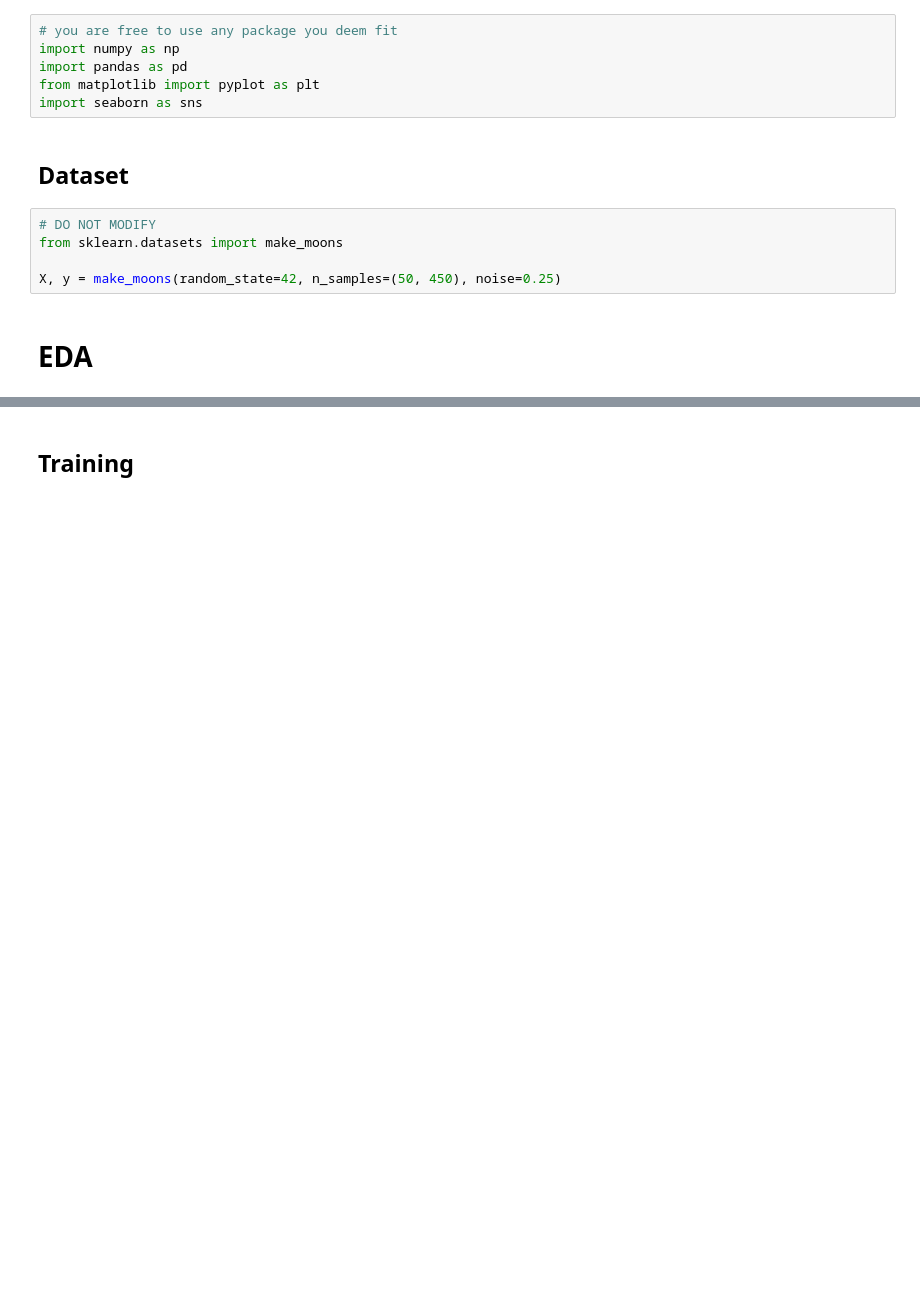
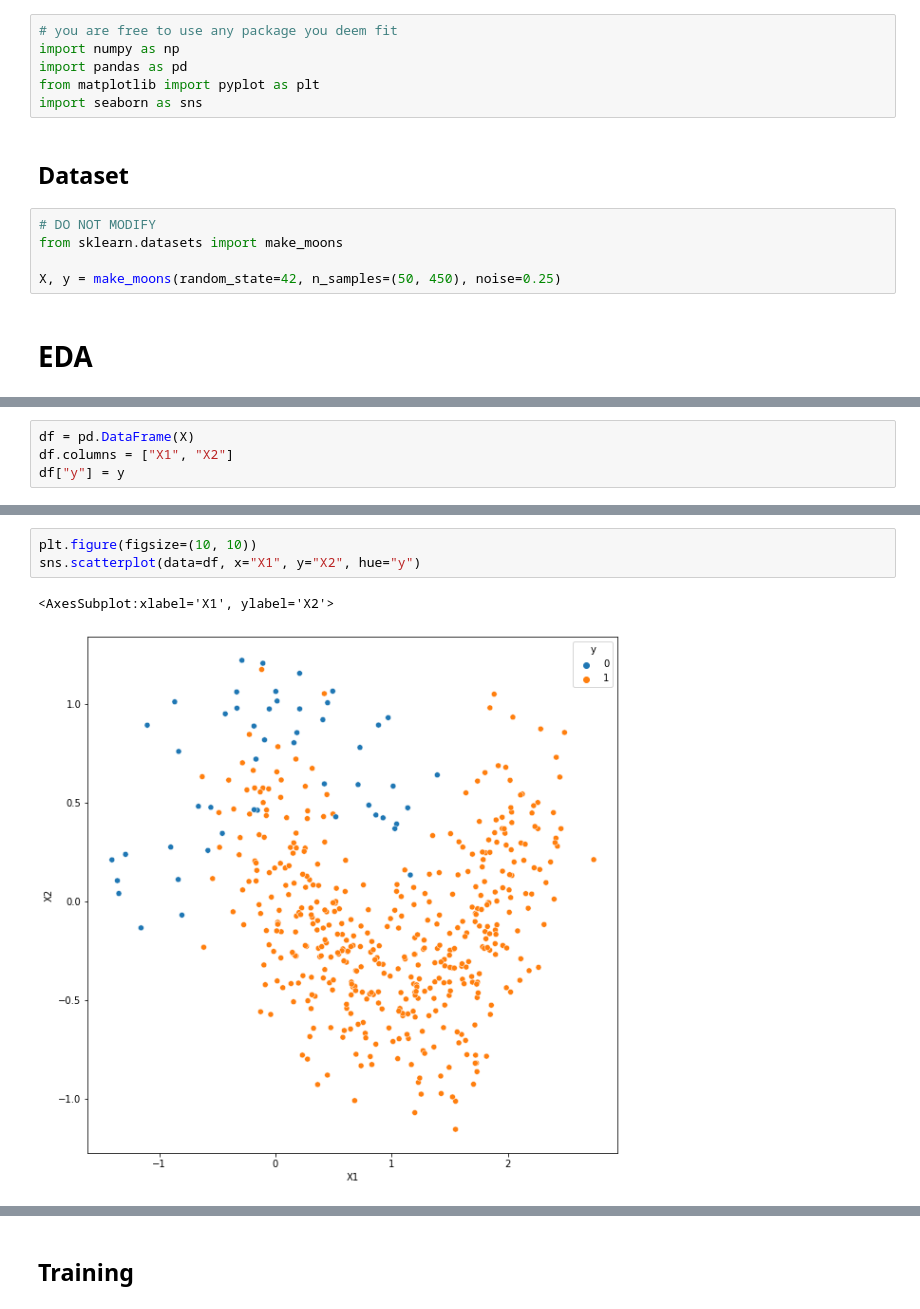
Before and after one commit to LeonLiur/MDST-Tutorials, a Jupyter notebook: Optional Challenges/ML Focus/ml_challenge.ipynb, the cells around one changed output, grey strips where cells are left out. Cells and saved outputs as stored; diff of their text form; blank space fills up the shorter version.

```diff
--- a/Optional Challenges/ML Focus/ml_challenge.ipynb
+++ b/Optional Challenges/ML Focus/ml_challenge.ipynb
@@ -48,0 +24,4 @@ plt.plot(X[0], X[1])
+# %%
+df = pd.DataFrame(X)
+df.columns = ["X1", "X2"]
+df["y"] = y
@@ -48,0 +49,6 @@ plt.plot(X[0], X[1])
+# %%
+plt.figure(figsize=(10, 10))
+sns.scatterplot(data=df, x="X1", y="X2", hue="y")
+# %% [output]
+<AxesSubplot:xlabel='X1', ylabel='X2'>
+[figure, added]
```
Also changed, not shown: parts of 17 cells of this notebook.
